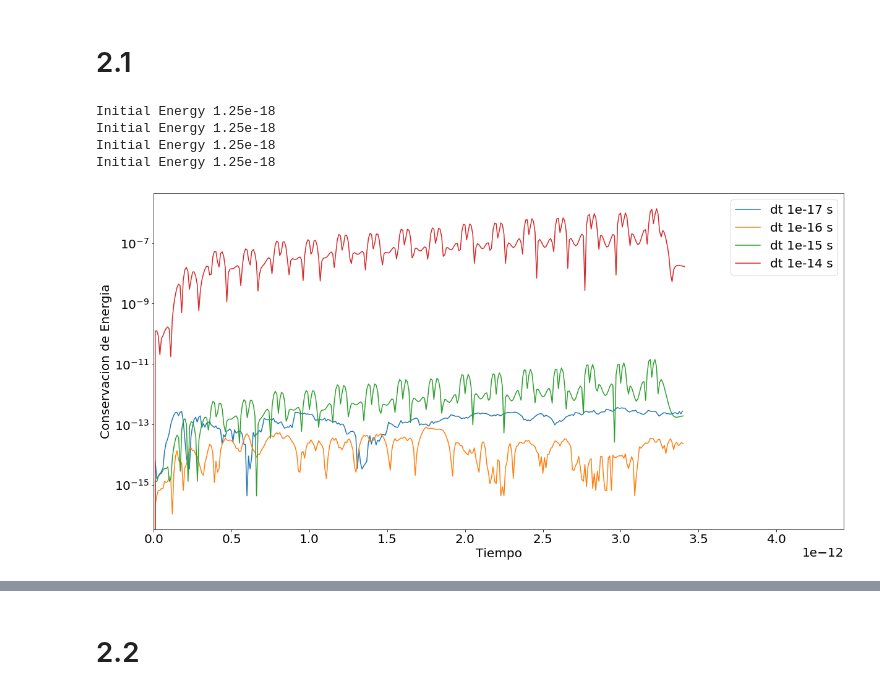
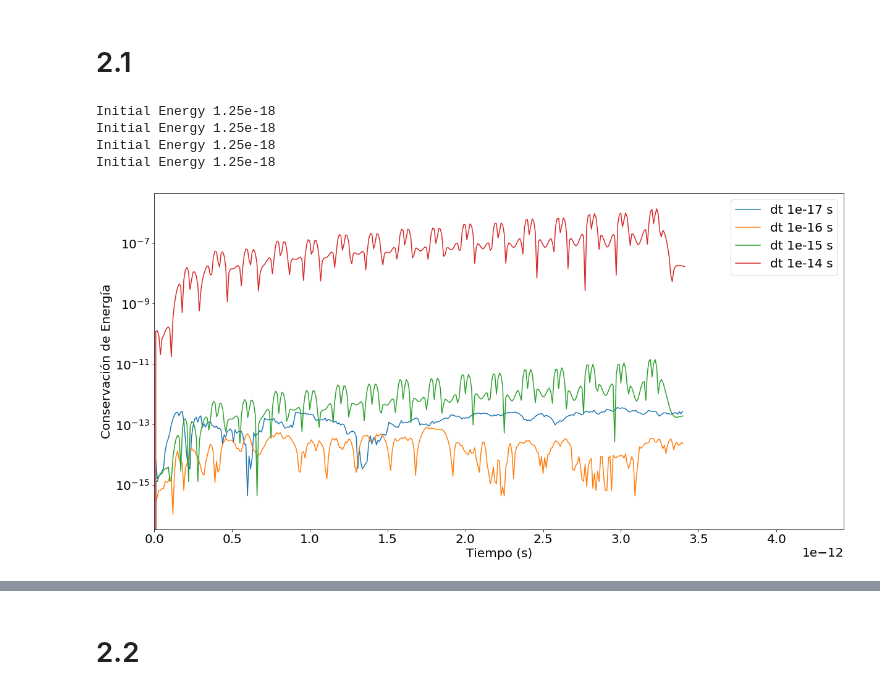
Before and after one commit to atormakh/SimulacionDeSistemas, a Jupyter notebook: SimulacionTemporal/campoElectrico.ipynb, the cells around one changed output, grey strips where cells are left out. Saved outputs shown, nothing was run; the diff lists cells and outputs as text; code cells hidden in the pictures.

```diff
--- a/SimulacionTemporal/campoElectrico.ipynb
+++ b/SimulacionTemporal/campoElectrico.ipynb
@@ -102,33 +102,33 @@ for dt in dts:
     EU = [grid.calculate_energy(0, (N-1)*D/2 + r*D, Q)]
     EK = [calculate_kinetic_energy(V,0,M)]
     E =  [EU[0] + EK[0]]
     T.append(0)
     X.append(0)
     Y.append((N-1)*D/2 + r*D)
     print("Initial Energy", E[0])
     for t, x, y, vx, vy in data:
         T.append(t)
         X.append(x)
         Y.append(y)
         EU.append(grid.calculate_energy(x, y, Q))
         EK.append(calculate_kinetic_energy(vx, vy, M))
         E.append(EU[-1] + EK[-1])
 
     #plt.figure("Energy")
     conservation=[]
     for i in range(0,len(E)):
         conservation.append(np.abs(E[i]/E[0] -1))
     plt.plot(T, conservation, label=f"dt {dt} s")
 plt.legend()
 plt.yscale("log")
 plt.ylabel("Conservación de Energía")
-plt.xlabel("Tiempo")
+plt.xlabel("Tiempo (s)")
 plt.xlim(0,1.3*max(T))
 plt.show()
 # %% [output]
 Initial Energy 1.25e-18
 Initial Energy 1.25e-18
 Initial Energy 1.25e-18
 Initial Energy 1.25e-18
-[figure, old version]
+[figure, new version]
 # %%
```
Also changed, not shown: parts of 6 cells of this notebook, 3 other files.
